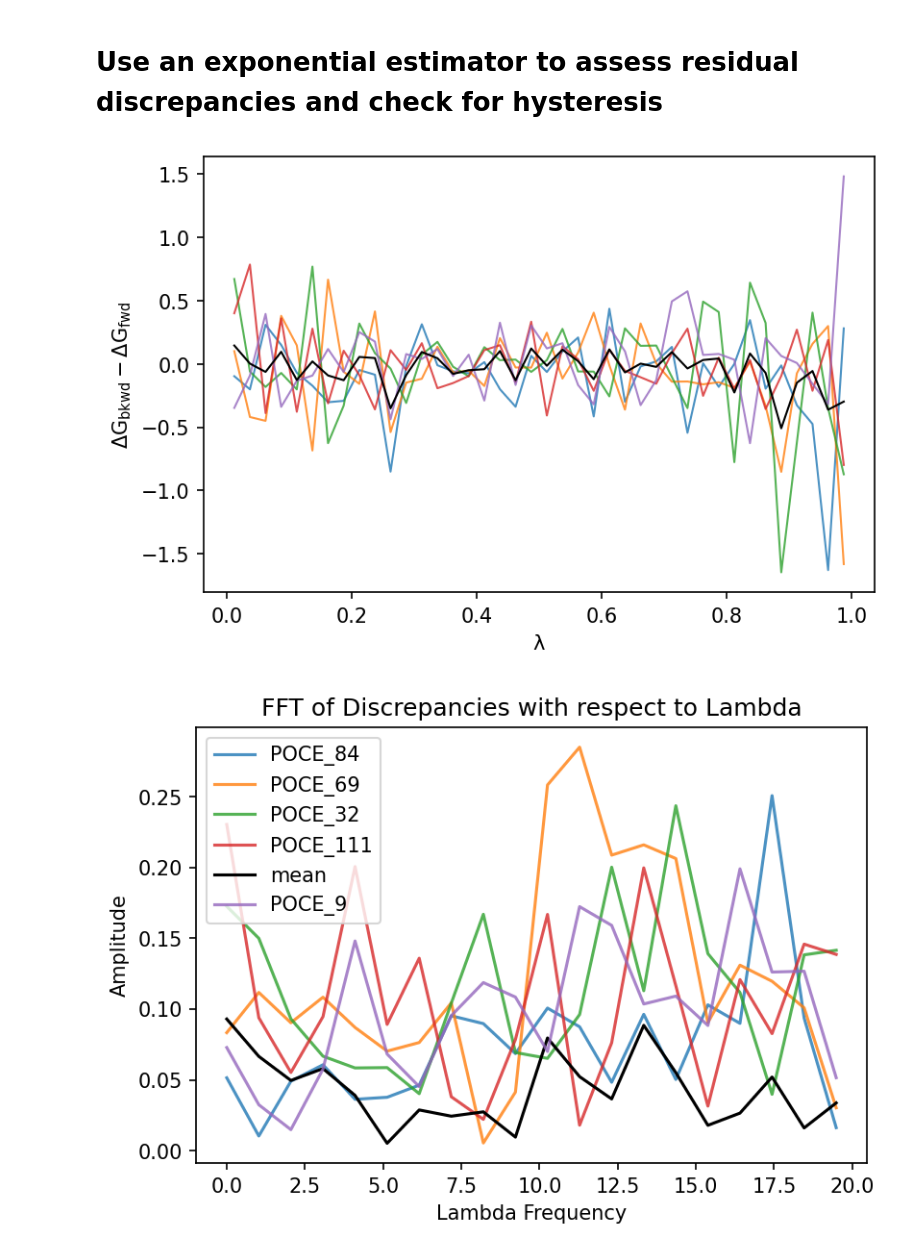
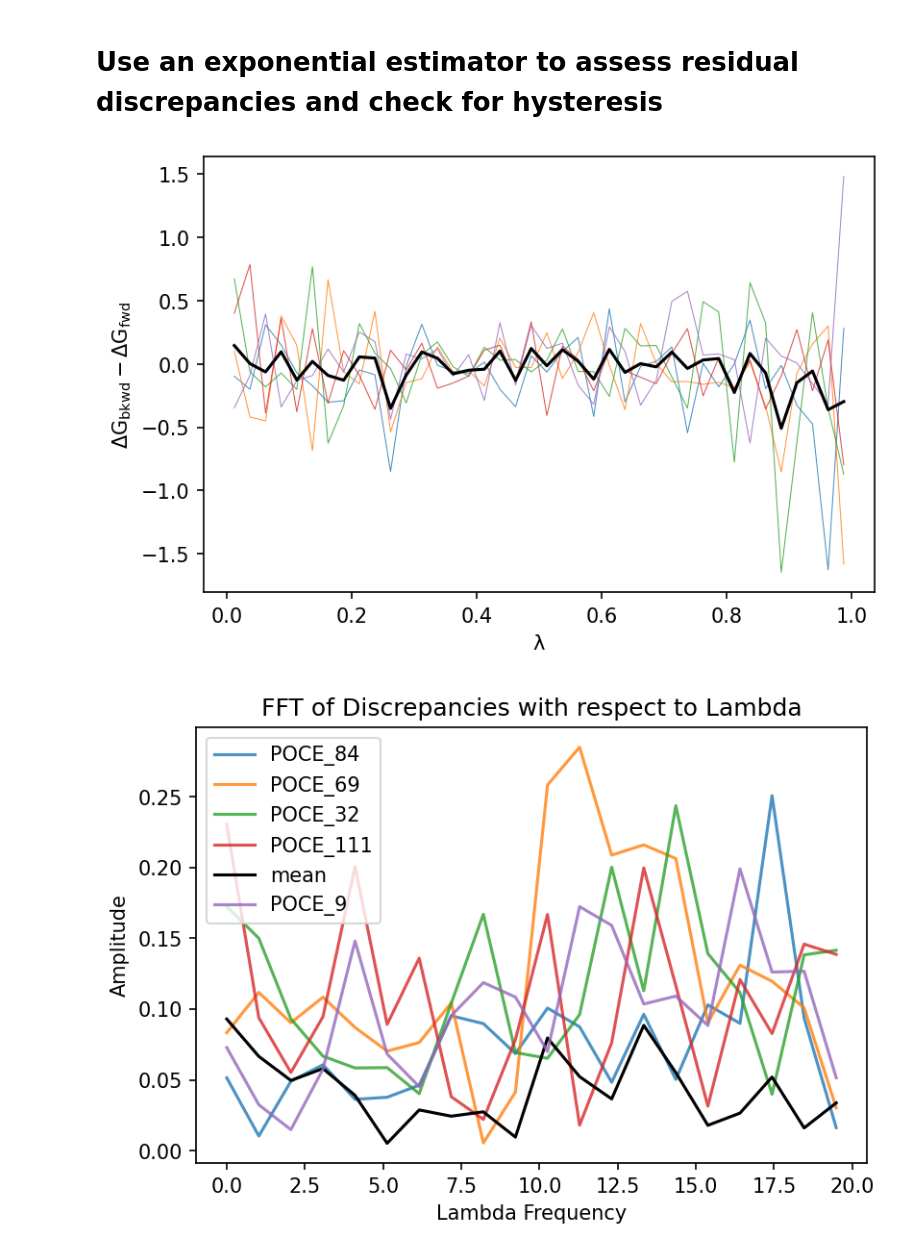
Before and after one commit to BranniganLab/safep, a Jupyter notebook: Batch_Basic.ipynb, the cells around one changed output. Saved outputs shown, nothing was run; the diff lists cells and outputs as text; code cells hidden in the pictures.

```diff
--- a/Batch_Basic.ipynb
+++ b/Batch_Basic.ipynb
@@ -65,7 +65,7 @@ def batchProcess(paths, RT, decorrelate):
 
     return u_nks, cumulative, perWindow, affix
 # %%
-root = '/home/ezry/winHome/Documents/ELIC_Data/ELIC/PCPGPE211/'
+root = '/home/ems363/Documents/ELIC_DCDs_Analyses/PCPGPE211/'
 pattern = 'PO*fepout'
 prefix= 'POCE'
 paths = glob(root+prefix+'*/')
@@ -215,17 +228,17 @@ plt.savefig(f"{root}/{prefix}_perWindow_diff_{affix}.pdf")
 # %%
 for key in u_nks:
     #plt.vlines(perWindow.index, np.zeros(len(perWindow)), perWindow[(key, 'dG_f')] + perWindow[(key, 'dG_b')], label=key, linewidth=2)
-    plt.plot(perWindow.index, perWindow[(key, 'diff')], label=key, linewidth=1, alpha=0.8)
+    plt.plot(perWindow.index, perWindow[(key, 'diff')], label=key, linewidth=0.5, alpha=0.8)
 
-plt.plot(perWindow.index, perWindow[('mean', 'diff')], label='mean', linewidth=1, color='black')
+plt.plot(perWindow.index, perWindow[('mean', 'diff')], label='mean', linewidth=1.5, color='black')
 
 #plt.legend()
 #plt.title(fr'Fwd-bwd discrepancies by $\lambda$ for {header}')
 plt.xlabel(r'$\rm\lambda$')
 plt.ylabel(r'$\rm\Delta G_{bkwd}-\Delta G_{fwd}$')
 plt.savefig(f'{root}/{prefix}_discrepancies_{affix}.pdf')
 # %% [output]
-[figure, old version]
+[figure, new version]
 # %%
 keys = list(set(perWindow.columns.get_level_values(0)))
 for key in keys:
```
Also changed, not shown: parts of 6 cells of this notebook.
